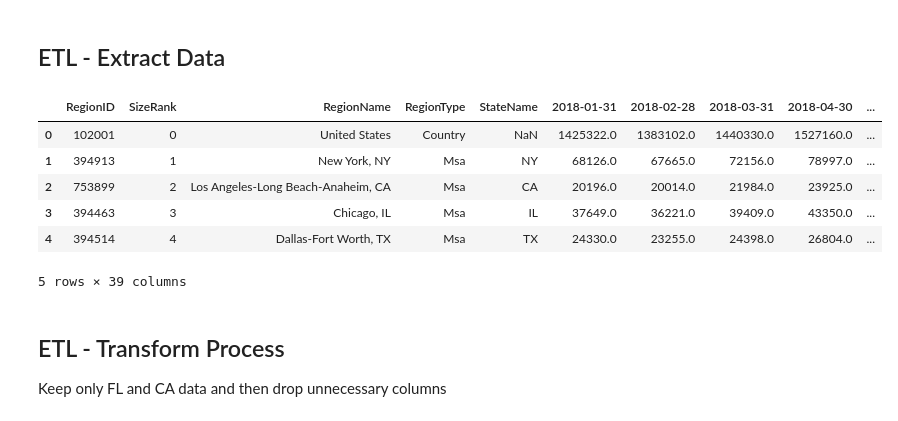
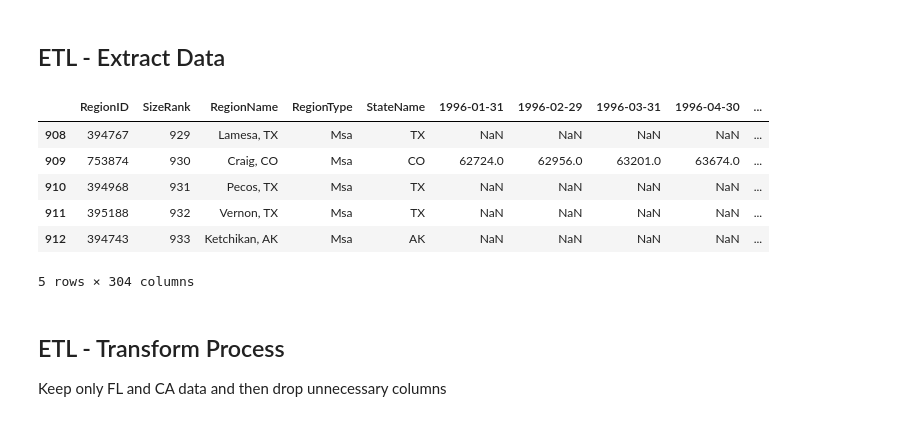
Before and after one commit to Jopinson/COVID19_Property_Pandemic, a Jupyter notebook: notebooks/ETL/ETL-Housing.ipynb, the cells around one changed output. Cells and saved outputs as stored; diff of their text form; code cells hidden in the pictures.

```diff
--- a/notebooks/ETL/ETL-Housing.ipynb
+++ b/notebooks/ETL/ETL-Housing.ipynb
@@ -5,18 +13,17 @@ from path import Path
 # %% [markdown]
 ## ETL - Extract Data
 # %%
-# Read the raw zillow data file
-file_path = Path("../../data/raw/zillow_data/Zillow Data.csv")
+file_path = Path("../../data/raw/zillow_data/Metro_zhvi_uc_sfr_tier_0.33_0.67_sm_sa_mon.csv")
 zillow_df = pd.read_csv(file_path)
-zillow_df.head()
+zillow_df.tail()
 # %% [output]
-|  | RegionID | SizeRank | RegionName | RegionType | StateName | 2018-01-31 | 2018-02-28 | 2018-03-31 | 2018-04-30 | ... |
-| 0 | 102001 | 0 | United States | Country | NaN | 1425322.0 | 1383102.0 | 1440330.0 | 1527160.0 | ... |
-| 1 | 394913 | 1 | New York, NY | Msa | NY | 68126.0 | 67665.0 | 72156.0 | 78997.0 | ... |
-| 2 | 753899 | 2 | Los Angeles-Long Beach-Anaheim, CA | Msa | CA | 20196.0 | 20014.0 | 21984.0 | 23925.0 | ... |
-| 3 | 394463 | 3 | Chicago, IL | Msa | IL | 37649.0 | 36221.0 | 39409.0 | 43350.0 | ... |
-| 4 | 394514 | 4 | Dallas-Fort Worth, TX | Msa | TX | 24330.0 | 23255.0 | 24398.0 | 26804.0 | ... |
+|  | RegionID | SizeRank | RegionName | RegionType | StateName | 1996-01-31 | 1996-02-29 | 1996-03-31 | 1996-04-30 | ... |
+| 908 | 394767 | 929 | Lamesa, TX | Msa | TX | NaN | NaN | NaN | NaN | ... |
+| 909 | 753874 | 930 | Craig, CO | Msa | CO | 62724.0 | 62956.0 | 63201.0 | 63674.0 | ... |
+| 910 | 394968 | 931 | Pecos, TX | Msa | TX | NaN | NaN | NaN | NaN | ... |
+| 911 | 395188 | 932 | Vernon, TX | Msa | TX | NaN | NaN | NaN | NaN | ... |
+| 912 | 394743 | 933 | Ketchikan, AK | Msa | AK | NaN | NaN | NaN | NaN | ... |
-5 rows × 39 columns
+5 rows × 304 columns
 # %% [markdown]
 ## ETL - Transform Process
 Keep only FL and CA data and then drop unnecessary columns
```
Also changed, not shown: parts of 14 cells of this notebook.
